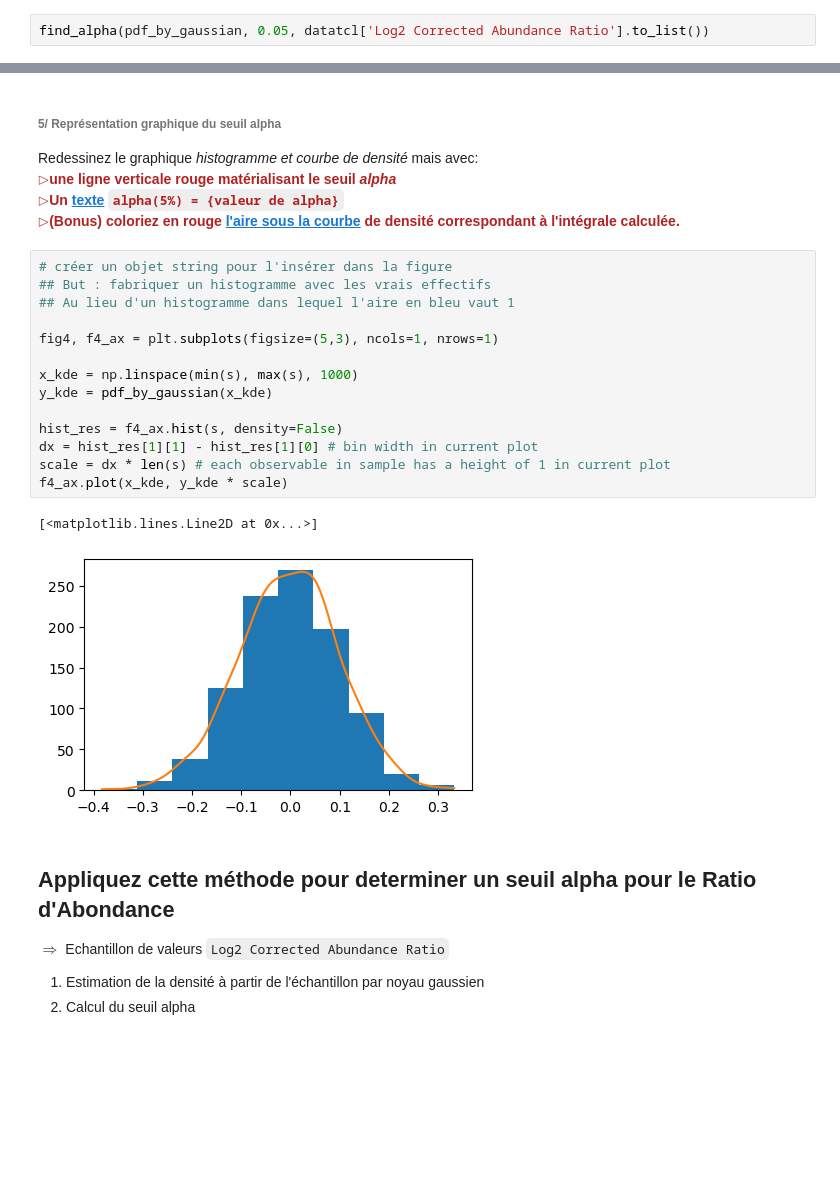
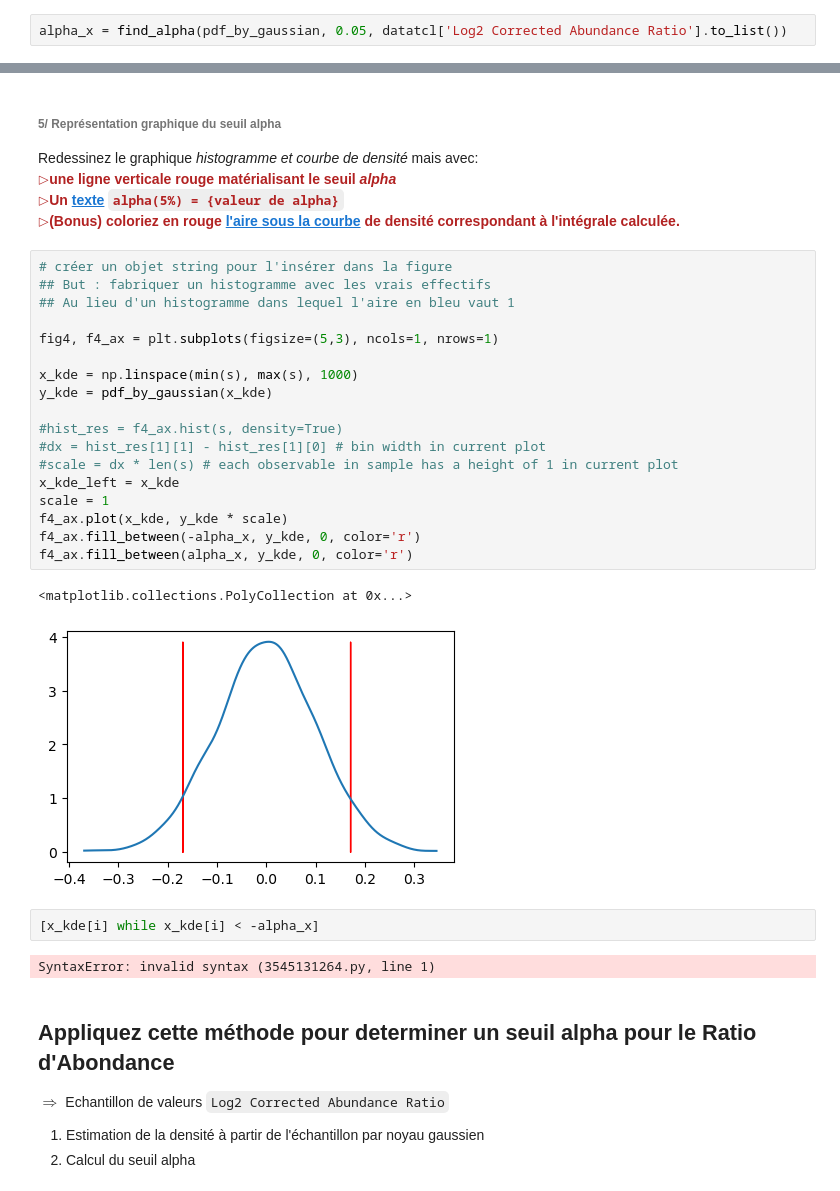
Before and after one commit to gnoiret/VDB_jupyter, a Jupyter notebook: exercices/TP1.ipynb, the cells around one changed output, grey strips where cells are left out. Saved outputs shown, nothing was run; the diff lists cells and outputs as text; blank space fills up the shorter version.

```diff
--- a/exercices/TP1.ipynb
+++ b/exercices/TP1.ipynb
@@ -411,2 +411,2 @@ print(x_seuil)
 # %%
-find_alpha(pdf_by_gaussian, 0.05, datatcl['Log2 Corrected Abundance Ratio'].to_list())
+alpha_x = find_alpha(pdf_by_gaussian, 0.05, datatcl['Log2 Corrected Abundance Ratio'].to_list())
@@ -421,20 +419,28 @@ Redessinez le graphique *histogramme et courbe de densité* mais avec:
 # %%
 # créer un objet string pour l'insérer dans la figure
 ## But : fabriquer un histogramme avec les vrais effectifs
 ## Au lieu d'un histogramme dans lequel l'aire en bleu vaut 1
 
 fig4, f4_ax = plt.subplots(figsize=(5,3), ncols=1, nrows=1)
 
 x_kde = np.linspace(min(s), max(s), 1000)
 y_kde = pdf_by_gaussian(x_kde)
 
-hist_res = f4_ax.hist(s, density=False)
-dx = hist_res[1][1] - hist_res[1][0] # bin width in current plot
-scale = dx * len(s) # each observable in sample has a height of 1 in current plot
+#hist_res = f4_ax.hist(s, density=True)
+#dx = hist_res[1][1] - hist_res[1][0] # bin width in current plot
+#scale = dx * len(s) # each observable in sample has a height of 1 in current plot
+x_kde_left = x_kde
+scale = 1
 f4_ax.plot(x_kde, y_kde * scale)
+f4_ax.fill_between(-alpha_x, y_kde, 0, color='r')
+f4_ax.fill_between(alpha_x, y_kde, 0, color='r')
 # %% [output]
-[<matplotlib.lines.Line2D at 0x...>]
+<matplotlib.collections.PolyCollection at 0x...>
-[figure, old version]
+[figure, new version]
+# %%
+[x_kde[i] while x_kde[i] < -alpha_x]
+# %% [output]
+SyntaxError: invalid syntax (3545131264.py, line 1)
 # %% [markdown]
 ## Appliquez cette méthode pour determiner un seuil alpha pour le Ratio d'Abondance
 $\Rightarrow$ Echantillon de valeurs `Log2 Corrected Abundance Ratio`
```
Also changed, not shown: parts of 13 cells of this notebook.
